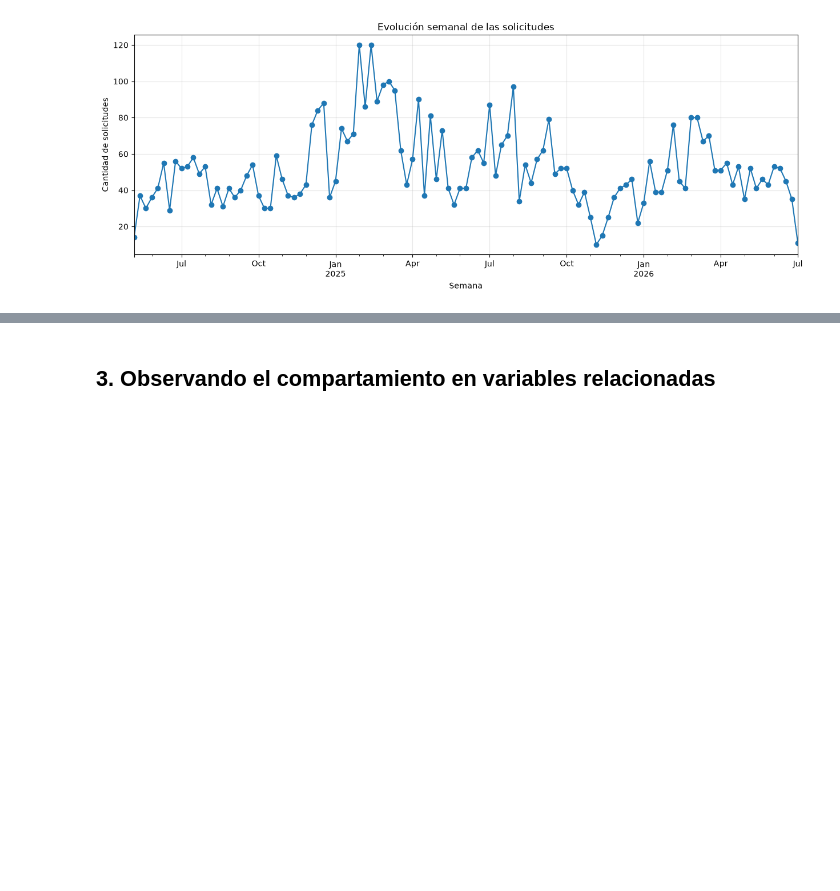
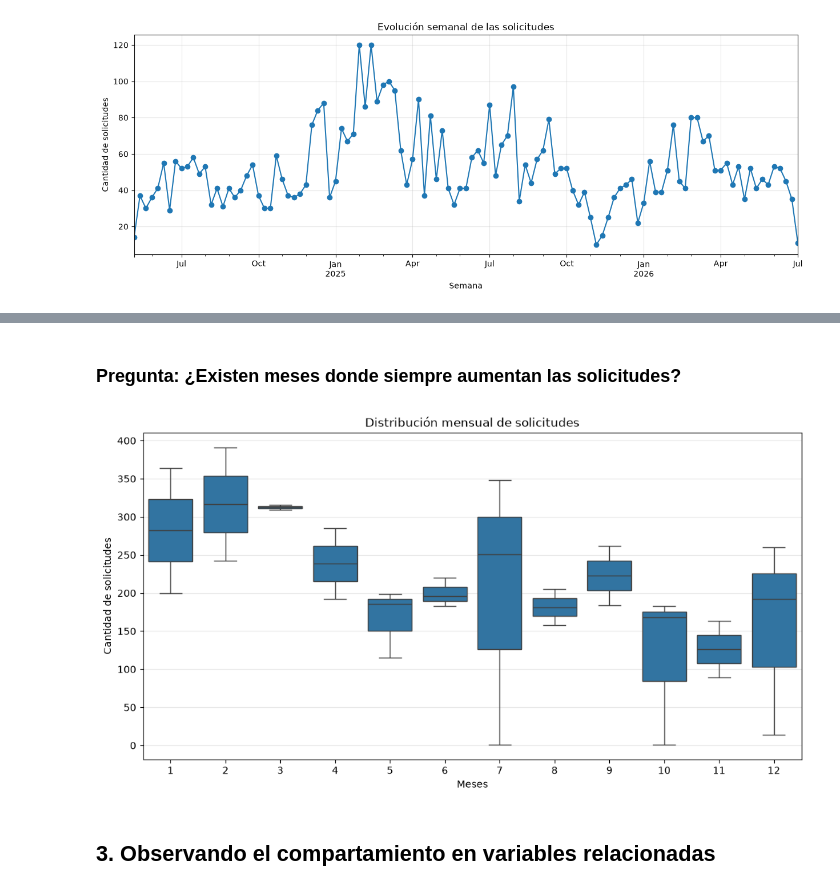
Before and after one commit to DiazJSC/AccesClean_proyecto, a Jupyter notebook: src/03_EDA.ipynb, the cells around one changed output, grey strips where cells are left out. Saved outputs shown, nothing was run; the diff lists cells and outputs as text; code cells hidden in the pictures; blank space fills up the shorter version.

```diff
--- a/src/03_EDA.ipynb
+++ b/src/03_EDA.ipynb
@@ -308,3 +337,18 @@ plt.show()
+# %% [markdown]
+### **Pregunta:** ¿Existen meses donde siempre aumentan las solicitudes?
+# %%
+solicitudes_mes = (df.groupby(["Año_caso", "Mes_apertura"]).size().reset_index(name="Solicitudes"))
+orden = [1,2,3,4,5,6,7,8,9,10,11,12]
+
+plt.figure(figsize=(12,6))
+sns.boxplot(data=solicitudes_mes,x="Mes_apertura",y="Solicitudes",order=orden)
+plt.title("Distribución mensual de solicitudes")
+plt.xlabel("Meses")
+plt.ylabel("Cantidad de solicitudes")
+plt.grid(axis="y", alpha=0.3)
+plt.show()
+# %% [output]
+[figure, added]
 # %% [markdown]
 ## 3. Observando el compartamiento en variables relacionadas
 # %% [markdown]
```
Also changed, not shown: parts of 7 cells of this notebook.
